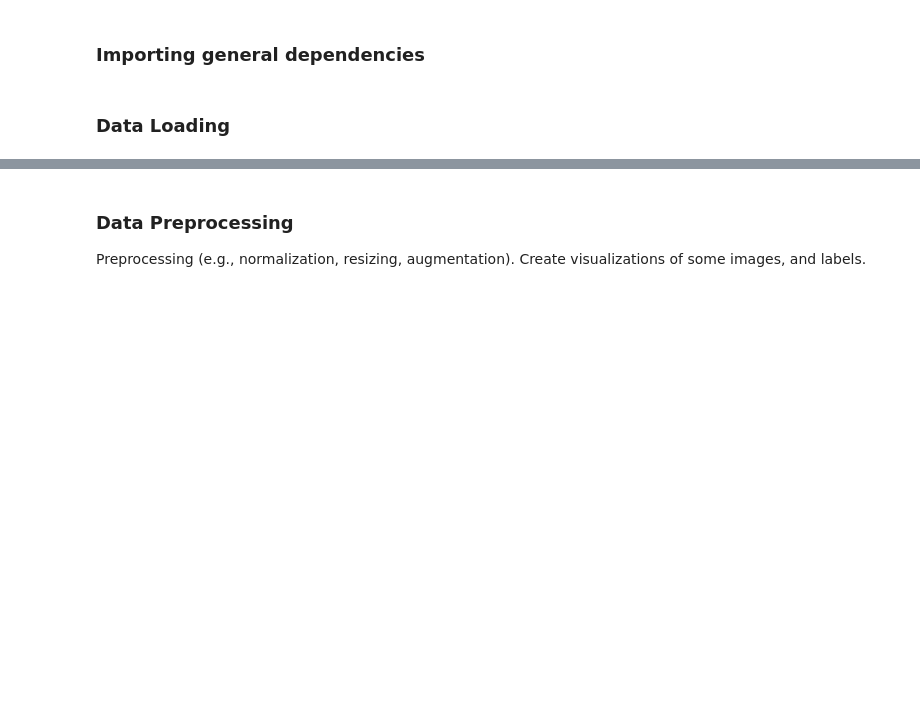
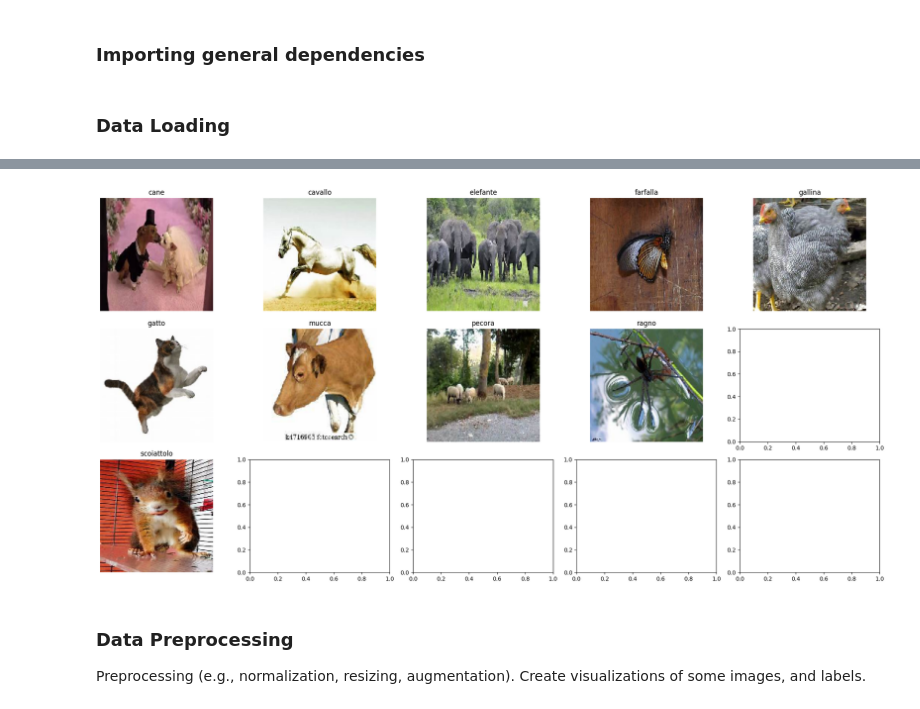
Before and after one commit to sofzcc/project-1-deep-learning-image-classification-with-cnn, a Jupyter notebook: project.ipynb, the cells around one changed output, grey strips where cells are left out. Drawn from its saved outputs; the diff is of its cells as text; code cells hidden in the pictures; blank space fills up the shorter version.

```diff
--- a/project.ipynb
+++ b/project.ipynb
@@ -35,0 +38,9 @@ os.listdir(base_dir)
+# %%
+
+#Load into a dataset
+
+animals_dir = 'animals10/raw_img'
+
+animals_dataset = image_dataset_from_directory(
+    animals_dir
+)
@@ -35,0 +54,15 @@ os.listdir(base_dir)
+# %%
+#List all classes
+
+class_animals = animals.class_names
+print(f"This dataset contains the following classes:\n {class_animals}")
+
+#Counting total images per class
+image_class = {}
+for class_name in class_animals:
+  class_dir = os.path.join(animals_dir, class_name)
+  image_class[class_name]=len(os.listdir(class_dir))
+
+print("Total images per class:")
+for class_name, count in image_class.items():
+  print(f"{class_name} : {count}")
@@ -36,3 +84,24 @@ os.listdir(base_dir)
+# %%
+#Plotting sample images from each class
+import matplotlib.pyplot as plt
+
+fig, axes = plt.subplots(nrows=3, ncols=5, figsize=(20,10))
+axes = axes.flatten()
+for ax, class_name in zip(axes, class_animals):
+    class_dir = os.path.join(animals_dir, class_name)
+    file_list = [f for f in os.listdir(class_dir) if os.path.isfile(os.path.join(class_dir, f))]
+    if file_list:
+      path_sample = os.path.join(class_dir, file_list[0])  # Selecting the first file
+      img = image.load_img(path_sample, target_size=(150, 150))
+      ax.imshow(img)
+      ax.set_title(class_name)
+      ax.axis('off')
+    else:
+      continue
+plt.tight_layout()
+plt.show()
+# %% [output]
+[figure, added]
 # %% [markdown]
 ### Data Preprocessing
 
```
Also changed, not shown: parts of 8 cells of this notebook.
